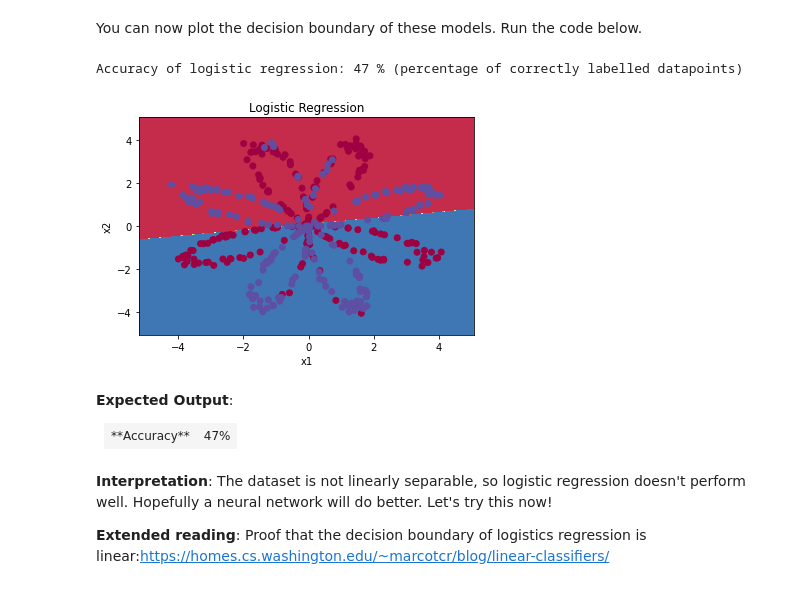
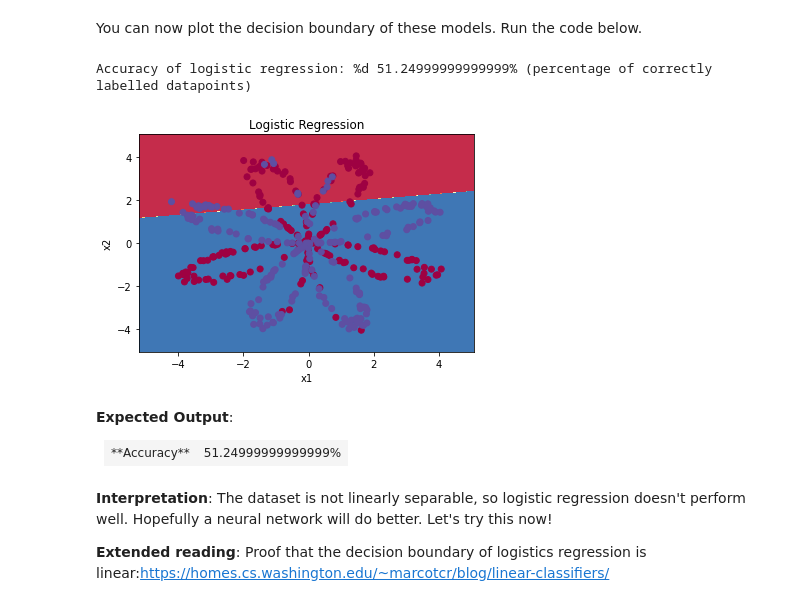
Before and after one commit to Pennybebraver/MIDASBioMedBootCamp, a Jupyter notebook: Session_15/NN/session_15_nn.ipynb, the cells around one changed output. Cells and saved outputs as stored; diff of their text form; code cells hidden in the pictures.

```diff
--- a/Session_15/NN/session_15_nn.ipynb
+++ b/Session_15/NN/session_15_nn.ipynb
@@ -99,3 +117,8 @@ I have m = 400 training examples!
+# %%
+# Solution:
+X = X.T
+Y = Y.T
+X_train, X_test, y_train, y_test = train_test_split(X, Y, test_size = 0.2, random_state = 0) # Leave this line blank for exercise
 # %% [markdown]
 ## 3 - Simple Logistic Regression
 
@@ -103,28 +126,31 @@ Before building a full neural network, lets first see how logistic regression pe
 # %%
 # Train the logistic regression classifier
 clf = sklearn.linear_model.LogisticRegressionCV();
-clf.fit(X.T, Y.T);
+clf.fit(X_train, y_train);
 # %% [markdown]
 You can now plot the decision boundary of these models. Run the code below.
 # %%
 # Plot the decision boundary for logistic regression
-plot_decision_boundary(lambda x: clf.predict(x), X, Y)
+plot_decision_boundary(lambda x: clf.predict(x), X.T, Y.T) # Dimensional purpose
 plt.title("Logistic Regression")
 
 # Print accuracy
-LR_predictions = clf.predict(X.T)
-print ('Accuracy of logistic regression: %d ' % float((np.dot(Y,LR_predictions) + np.dot(1-Y,1-LR_predictions))/float(Y.size)*100) +
+LR_predictions = clf.predict(X_test)
+accuracy_socre = clf.score(X_test, y_test)
+
+# To print a number, we need to first convert it to a string by using
+print ('Accuracy of logistic regression: %d '+ str(accuracy_socre*100)+
        '% ' + "(percentage of correctly labelled datapoints)")
 # %% [output]
-Accuracy of logistic regression: 47 % (percentage of correctly labelled datapoints)
+Accuracy of logistic regression: %d 51.24999999999999% (percentage of correctly labelled datapoints)
-[figure, old version]
+[figure, new version]
 # %% [markdown]
 **Expected Output**:
 
 <table style="width:20%">
   <tr>
     <td>**Accuracy**</td>
-    <td> 47% </td>
+    <td> 51.24999999999999% </td>
   </tr>
 
 </table>
```
Also changed, not shown: parts of 61 cells of this notebook, 7 other files.
